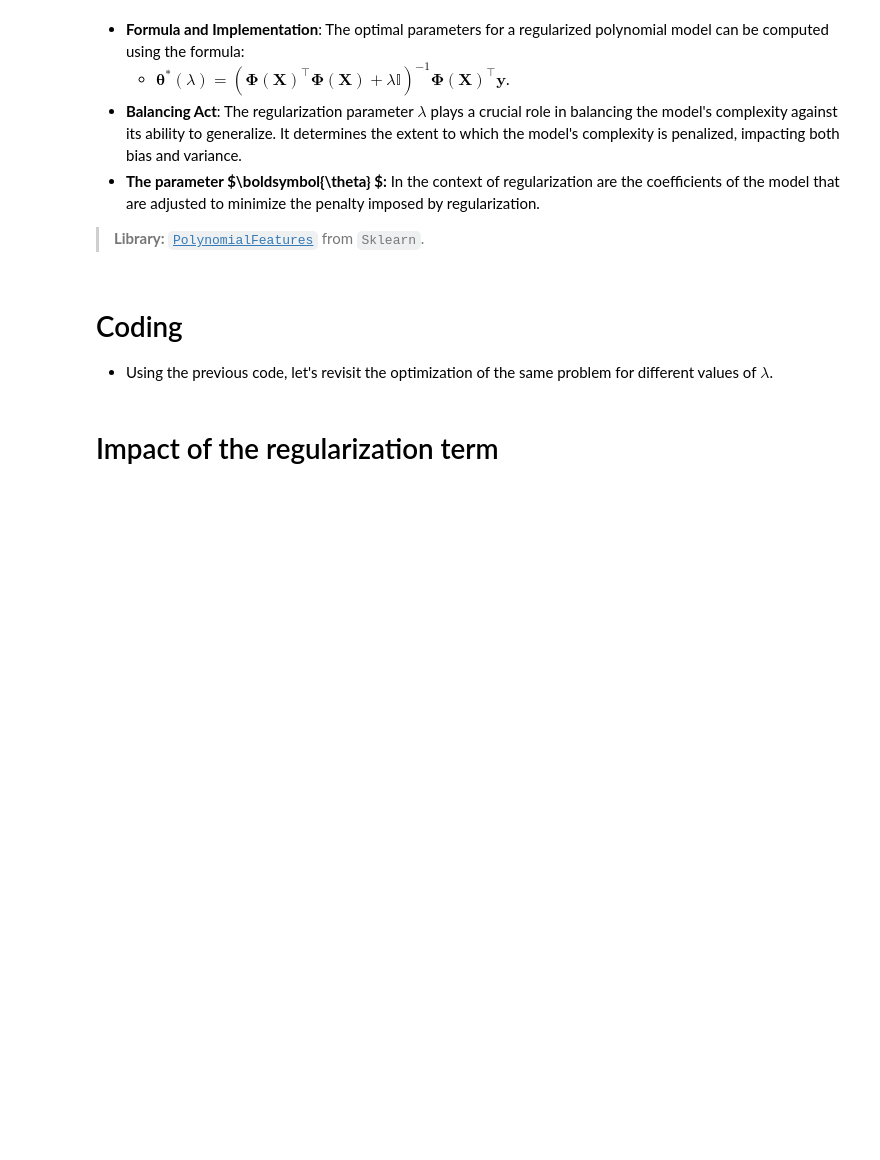
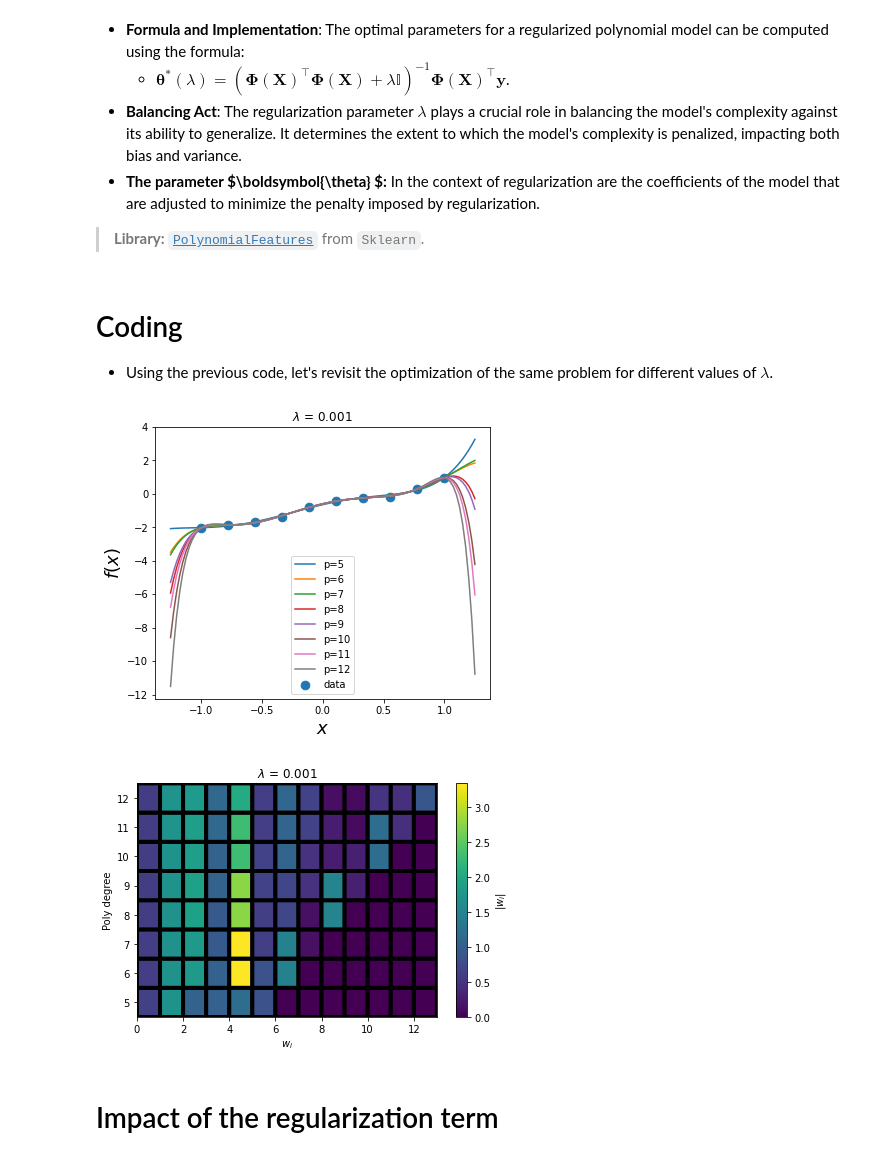
Before and after one commit to RodrigoAVargasHdz/CHEM-4PB3, a Jupyter notebook: Course_Notes/Week 4/Week4_Intro_to_Overfitting.ipynb, the cells around one changed output. Saved outputs shown, nothing was run; the diff lists cells and outputs as text; code cells hidden in the pictures; blank space fills up the shorter version.

```diff
--- a/Course_Notes/Week 4/Week4_Intro_to_Overfitting.ipynb
+++ b/Course_Notes/Week 4/Week4_Intro_to_Overfitting.ipynb
@@ -123,34 +123,37 @@ N = 10 # number of training data
 X, y = get_data(N, False)
 x_grid = np.linspace(-1.25, 1.25, 100)[:, None] # prediction grid
 
 fig, ax = plt.subplots(figsize=(6, 5))
 
 w_ = []  # to save the number of parameters
 p_ = np.arange(5, 13, 1, dtype=np.int32)  # polynomial degrees
 for p in p_:  # loop over different degrees
     w = polynomial_model_solver(X, y, p, l)
     Phi = polynomial_features(x_grid, p)
     y_pred = Phi@w
 
     plt.plot(x_grid, y_pred, label='p=%s' % p)
     w_.append(np.pad(w, (0, 13-w.shape[0]),
               mode='constant', constant_values=0))
 plt.scatter(X[:, -1], y, s=75, label='data')
 plt.title(r'$\lambda$ = ' + f'%.3f'%(l))
-plt.legend(fontsize=5)
+plt.legend(fontsize=10)
 plt.xlabel(r'$x$', fontsize=18)
 plt.ylabel(r'$f(x)$', fontsize=18)
 # plt.savefig('Figures/polyfit_2.png',dpi=1800)
 
 fig, ax0 = plt.subplots(1, 1)
 c = ax0.pcolor(np.abs(np.array(w_)), edgecolors='k', linewidths=4)
 fig.colorbar(c, ax=ax0, label=r'$|w_i|$')
 ax0.set_xlabel(r'$w_i$')
 ax0.set_yticks(np.arange(p_.shape[0])+0.5, p_)
 ax0.set_ylabel('Poly degree')
 fig.tight_layout()
 plt.title(r'$\lambda$ = ' + f'%.3f' % (l))
 plt.show()
+# %% [output]
+[figure, added]
+[figure, added]
 # %% [markdown]
 # Impact of the regularization term #
 # %%
```
Also changed, not shown: parts of 7 cells of this notebook, 1 other file.
